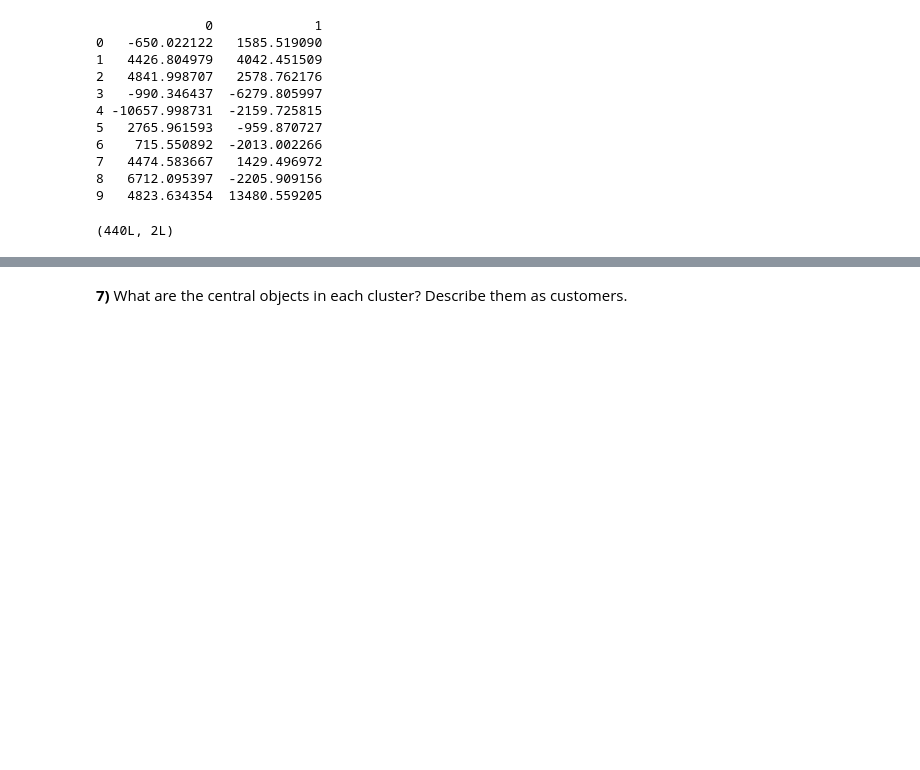
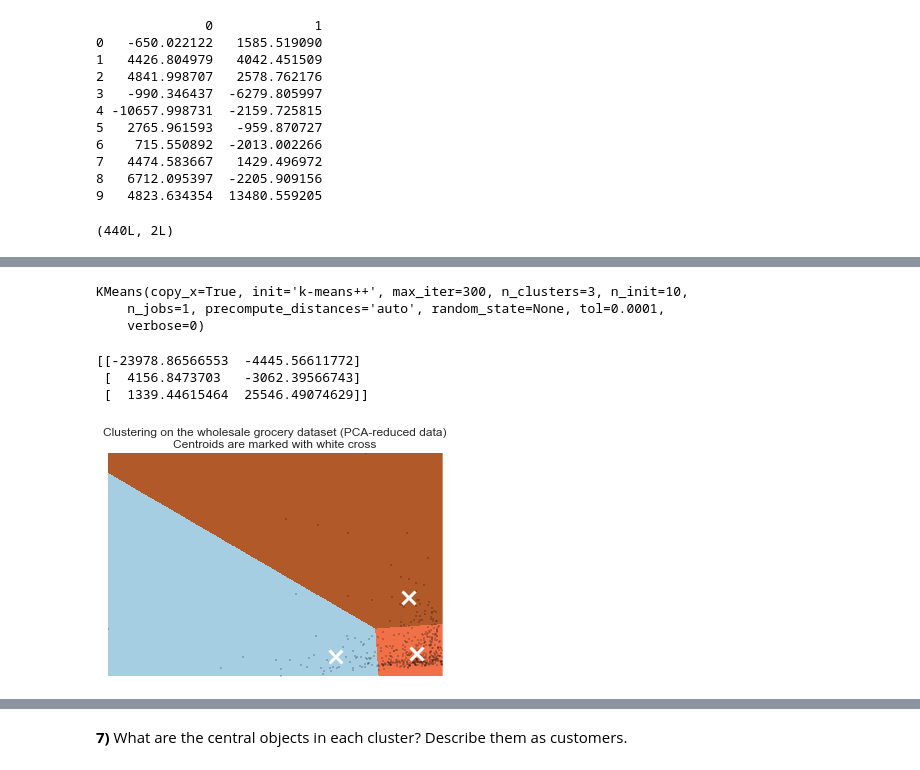
Before and after one commit to mananthavelu/Creating-Customer-Segments, a Jupyter notebook: customer_segments_k-means_Udacity.ipynb, the cells around one changed output, grey strips where cells are left out. Cells and saved outputs as stored; diff of their text form; code cells hidden in the pictures; blank space fills up the shorter version.

```diff
--- a/customer_segments_k-means_Udacity.ipynb
+++ b/customer_segments_k-means_Udacity.ipynb
@@ -365,0 +482,55 @@ dtype: float64
+# %%
+# TODO: Implement your clustering algorithm here, and fit it to the reduced data for visualization
+# The visualizer below assumes your clustering object is named 'clusters'
+#Implementing K means clustering with 3 clusters
+import time
+n_clusters = 3
+start = time.time()
+clusters = KMeans(n_clusters=n_clusters).fit(reduced_data)
+print clusters
+# %% [output]
+KMeans(copy_x=True, init='k-means++', max_iter=300, n_clusters=3, n_init=10,
+    n_jobs=1, precompute_distances='auto', random_state=None, tol=0.0001,
+    verbose=0)
+# %%
+# Plot the decision boundary by building a mesh grid to populate a graph.
+x_min, x_max = reduced_data[:, 0].min() - 1, reduced_data[:, 0].max() + 1
+y_min, y_max = reduced_data[:, 1].min() - 1, reduced_data[:, 1].max() + 1
+hx = (x_max-x_min)/1000.
+hy = (y_max-y_min)/1000.
+xx, yy = np.meshgrid(np.arange(x_min, x_max, hx), np.arange(y_min, y_max, hy))
+
+# Obtain labels for each point in mesh. Use last trained model.
+Z = clusters.predict(np.c_[xx.ravel(), yy.ravel()])
+# %%
+# TODO: Find the centroids for KMeans or the cluster means for GMM
+centroids=clusters.cluster_centers_
+print centroids
+# %% [output]
+[[-23978.86566553  -4445.56611772]
+ [  4156.8473703   -3062.39566743]
+ [  1339.44615464  25546.49074629]]
+# %%
+# Put the result into a color plot
+# Voronoi diagram
+Z = Z.reshape(xx.shape)
+plt.figure(1)
+plt.clf()
+plt.imshow(Z, interpolation='nearest',
+           extent=(xx.min(), xx.max(), yy.min(), yy.max()),
+           cmap=plt.cm.Paired,
+           aspect='auto', origin='lower')
+
+plt.plot(reduced_data[:, 0], reduced_data[:, 1], 'k.', markersize=2)
+plt.scatter(centroids[:, 0], centroids[:, 1],
+            marker='x', s=169, linewidths=3,
+            color='w', zorder=10)
+plt.title('Clustering on the wholesale grocery dataset (PCA-reduced data)\n'
+          'Centroids are marked with white cross')
+plt.xlim(x_min, x_max)
+plt.ylim(y_min, y_max)
+plt.xticks(())
+plt.yticks(())
+plt.show()
+# %% [output]
+[figure, added]
```
Also changed, not shown: parts of 21 cells of this notebook.
